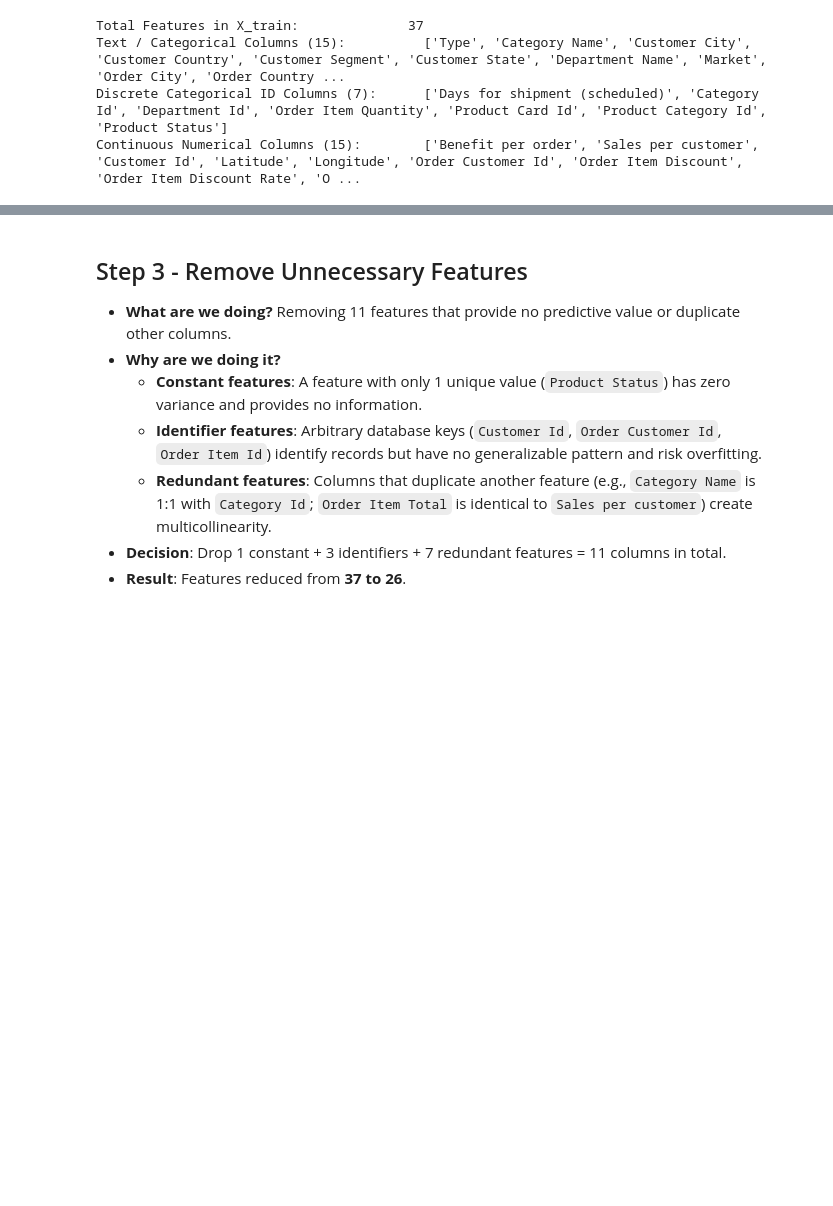
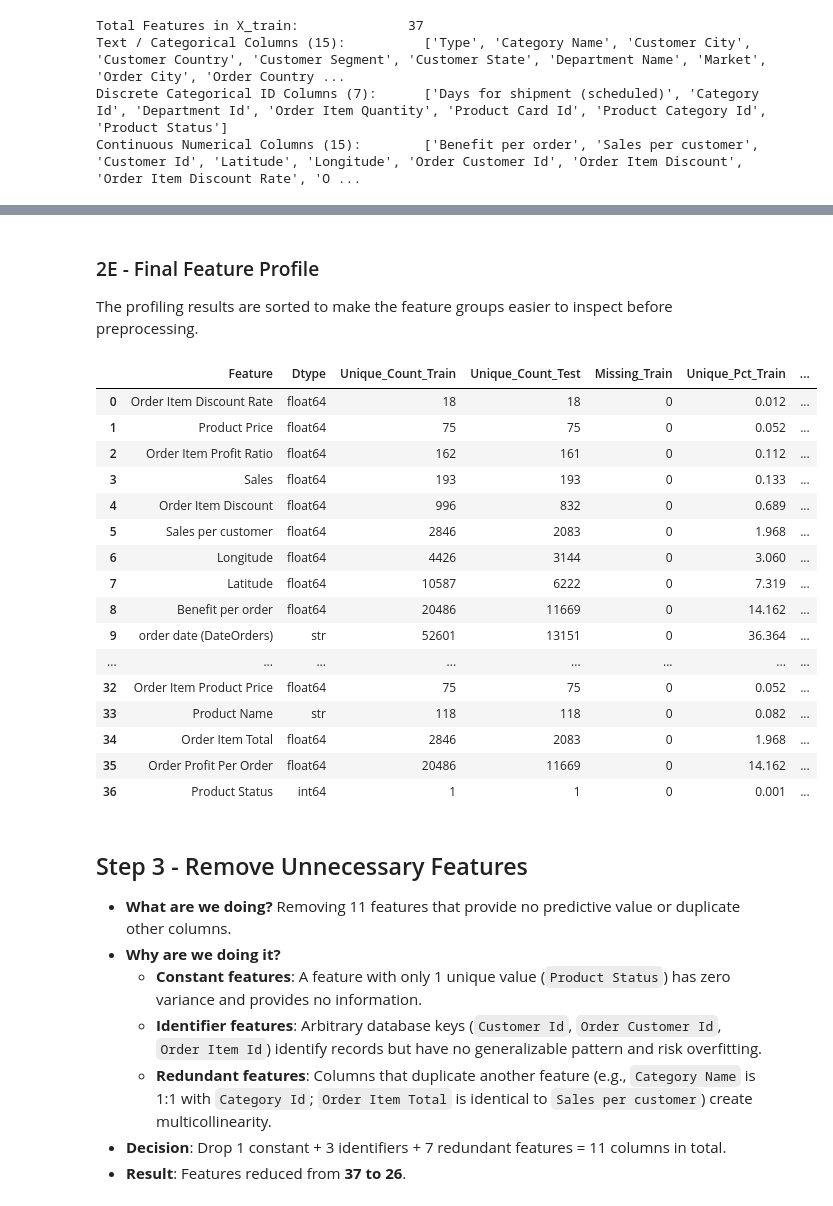
Before and after one commit to thamidu02/supply_chain_ML_model, a Jupyter notebook: test.ipynb, the cells around one changed output, grey strips where cells are left out. Cells and saved outputs as stored; diff of their text form; code cells hidden in the pictures; blank space fills up the shorter version.

```diff
--- a/test.ipynb
+++ b/test.ipynb
@@ -859,3 +851,65 @@ plt.show()
+# %%
+# 2D: Assign feature role based on cardinality, data type, and domain purpose
+assigned_roles = []
+
+for idx, row in profile_df.iterrows():
+    col = row['Feature']
+    dt = row['Dtype']
+    nu_train = row['Unique_Count_Train']
+
+    if col in ['Customer Id', 'Order Customer Id', 'Order Item Id']:
+        role = 'Identifier / Surrogate Key'
+    elif col in ['Category Name', 'Department Name', 'Product Name', 'Product Category Id',
+                 'Order Item Total', 'Order Profit Per Order', 'Order Item Product Price']:
+        role = 'Redundant Duplicate'
+    elif col == 'Product Status':
+        role = 'Zero Variance (Constant)'
+    elif col == 'order date (DateOrders)':
+        role = 'Datetime String (Temporal)'
+    elif dt in ['int64', 'float64'] and nu_train > 150:
+        role = 'Continuous / Discrete Numerical'
+    elif dt in ['object', 'str', 'category'] or (dt == 'int64' and nu_train <= 150):
+        if nu_train <= 12:
+            role = 'Low Cardinality (Nominal)'
+        elif nu_train <= 150:
+            role = 'Medium Cardinality'
+        else:
+            role = 'High Cardinality'
+    else:
+        role = 'Continuous / Discrete Numerical'
+
+    assigned_roles.append(role)
+
+profile_df['Assigned_Role'] = assigned_roles
+profile_df[['Feature', 'Assigned_Role']].head()
+# %% [markdown]
+### 2E - Final Feature Profile
+
+The profiling results are sorted to make the feature groups easier to inspect before preprocessing.
+# %%
+# 2E: Sort by Assigned_Role and Unique_Count_Train, reset index, and display
+profile_df.sort_values(by=['Assigned_Role', 'Unique_Count_Train'], inplace=True)
+profile_df.reset_index(drop=True, inplace=True)
+
+display(profile_df)
+# %% [output]
+|  | Feature | Dtype | Unique_Count_Train | Unique_Count_Test | Missing_Train | Unique_Pct_Train | ... |
+| 0 | Order Item Discount Rate | float64 | 18 | 18 | 0 | 0.012 | ... |
+| 1 | Product Price | float64 | 75 | 75 | 0 | 0.052 | ... |
+| 2 | Order Item Profit Ratio | float64 | 162 | 161 | 0 | 0.112 | ... |
+| 3 | Sales | float64 | 193 | 193 | 0 | 0.133 | ... |
+| 4 | Order Item Discount | float64 | 996 | 832 | 0 | 0.689 | ... |
+| 5 | Sales per customer | float64 | 2846 | 2083 | 0 | 1.968 | ... |
+| 6 | Longitude | float64 | 4426 | 3144 | 0 | 3.060 | ... |
+| 7 | Latitude | float64 | 10587 | 6222 | 0 | 7.319 | ... |
+| 8 | Benefit per order | float64 | 20486 | 11669 | 0 | 14.162 | ... |
+| 9 | order date (DateOrders) | str | 52601 | 13151 | 0 | 36.364 | ... |
+| ... | ... | ... | ... | ... | ... | ... | ... |
+| 32 | Order Item Product Price | float64 | 75 | 75 | 0 | 0.052 | ... |
+| 33 | Product Name | str | 118 | 118 | 0 | 0.082 | ... |
+| 34 | Order Item Total | float64 | 2846 | 2083 | 0 | 1.968 | ... |
+| 35 | Order Profit Per Order | float64 | 20486 | 11669 | 0 | 14.162 | ... |
+| 36 | Product Status | int64 | 1 | 1 | 0 | 0.001 | ... |
 # %% [markdown]
 ## Step 3 - Remove Unnecessary Features
 
```
Also changed, not shown: parts of 11 cells of this notebook.
